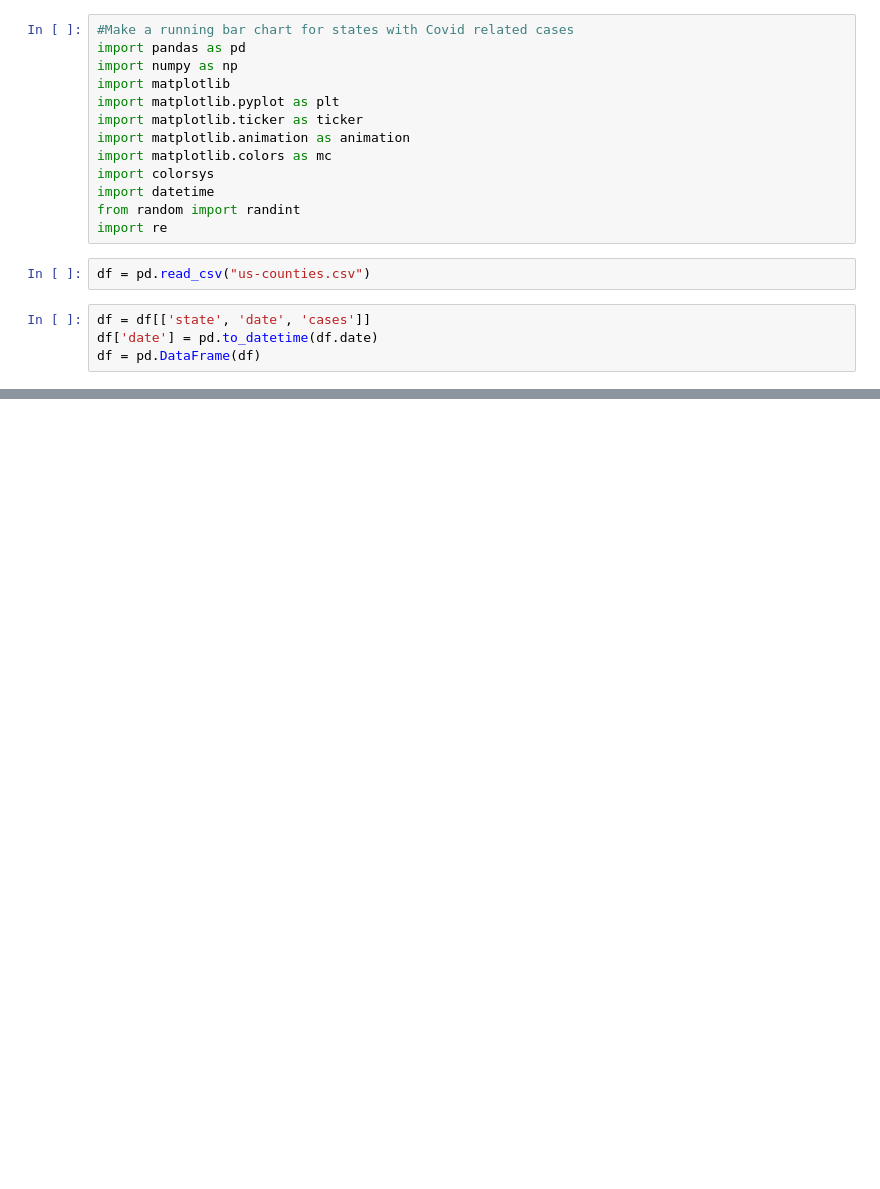
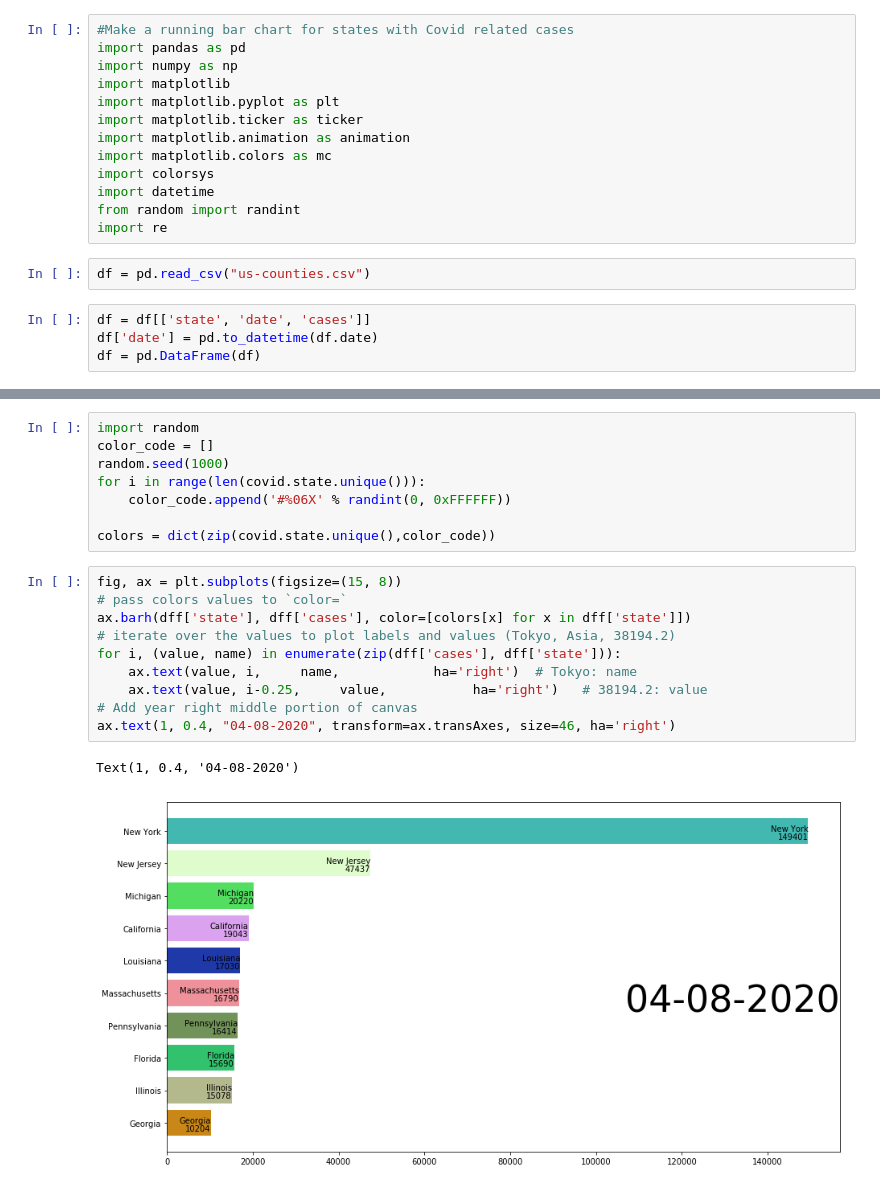
Before and after one commit to irwinmier96/Extra_Side_Projects, a Jupyter notebook: Coronavirus Cases by U.S County 2020/cases_US_state_over_time_running_chart.ipynb, the cells around one changed output, grey strips where cells are left out. Cells and saved outputs as stored; diff of their text form; blank space fills up the shorter version.

```diff
--- a/Coronavirus Cases by U.S County 2020/cases_US_state_over_time_running_chart.ipynb
+++ b/Coronavirus Cases by U.S County 2020/cases_US_state_over_time_running_chart.ipynb
@@ -32,0 +56,21 @@ df = (df[df['Date'].eq("04/25/2020")].sort_values(by="Confirmed",ascending=False
+# %%
+import random
+color_code = []
+random.seed(1000)
+for i in range(len(covid.state.unique())):
+    color_code.append('#%06X' % randint(0, 0xFFFFFF))
+
+colors = dict(zip(covid.state.unique(),color_code))
+# %%
+fig, ax = plt.subplots(figsize=(15, 8))
+# pass colors values to `color=`
+ax.barh(dff['state'], dff['cases'], color=[colors[x] for x in dff['state']])
+# iterate over the values to plot labels and values (Tokyo, Asia, 38194.2)
+for i, (value, name) in enumerate(zip(dff['cases'], dff['state'])):
+    ax.text(value, i,     name,            ha='right')  # Tokyo: name
+    ax.text(value, i-0.25,     value,           ha='right')   # 38194.2: value
+# Add year right middle portion of canvas
+ax.text(1, 0.4, "04-08-2020", transform=ax.transAxes, size=46, ha='right')
+# %% [output]
+Text(1, 0.4, '04-08-2020')
+[figure, added]
```
Also changed, not shown: parts of 4 cells of this notebook.
